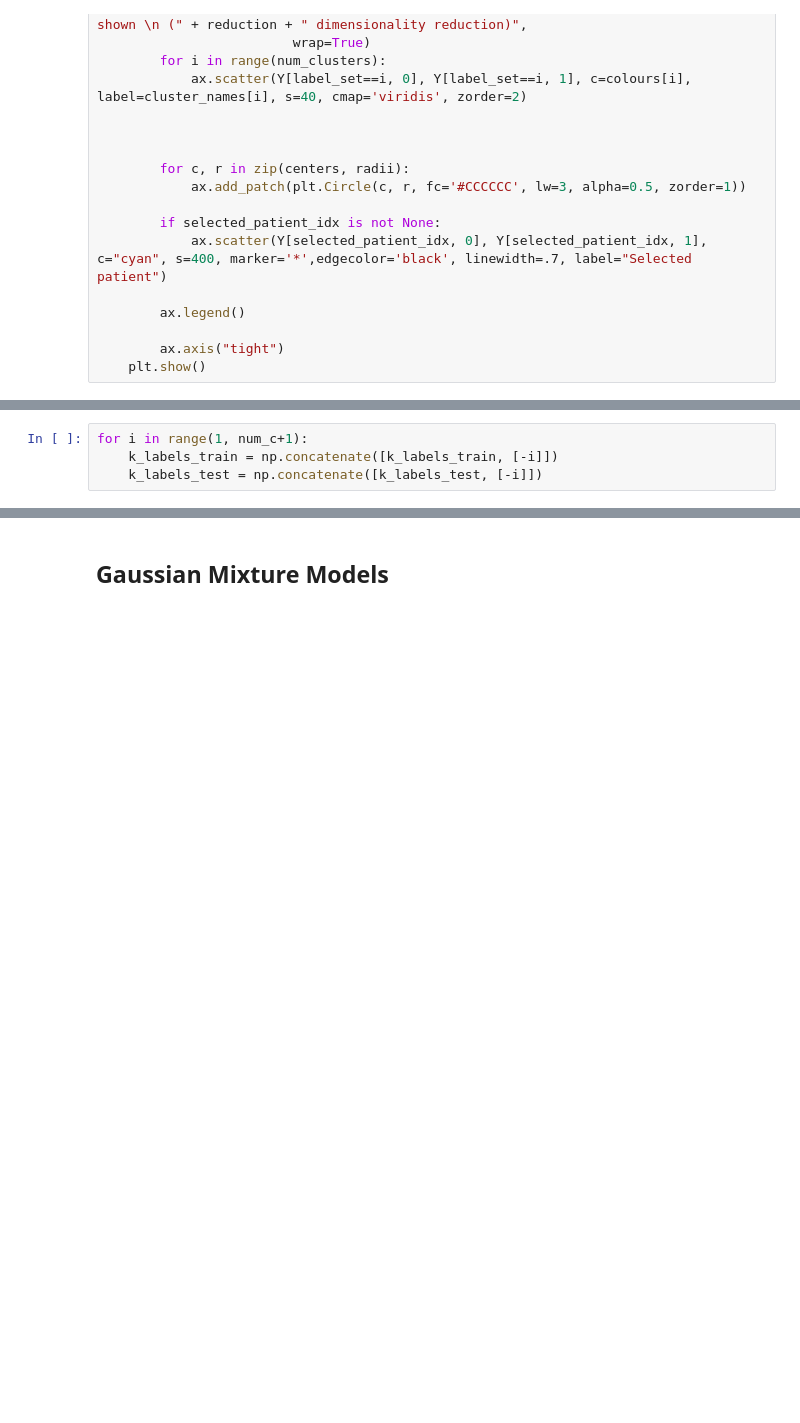
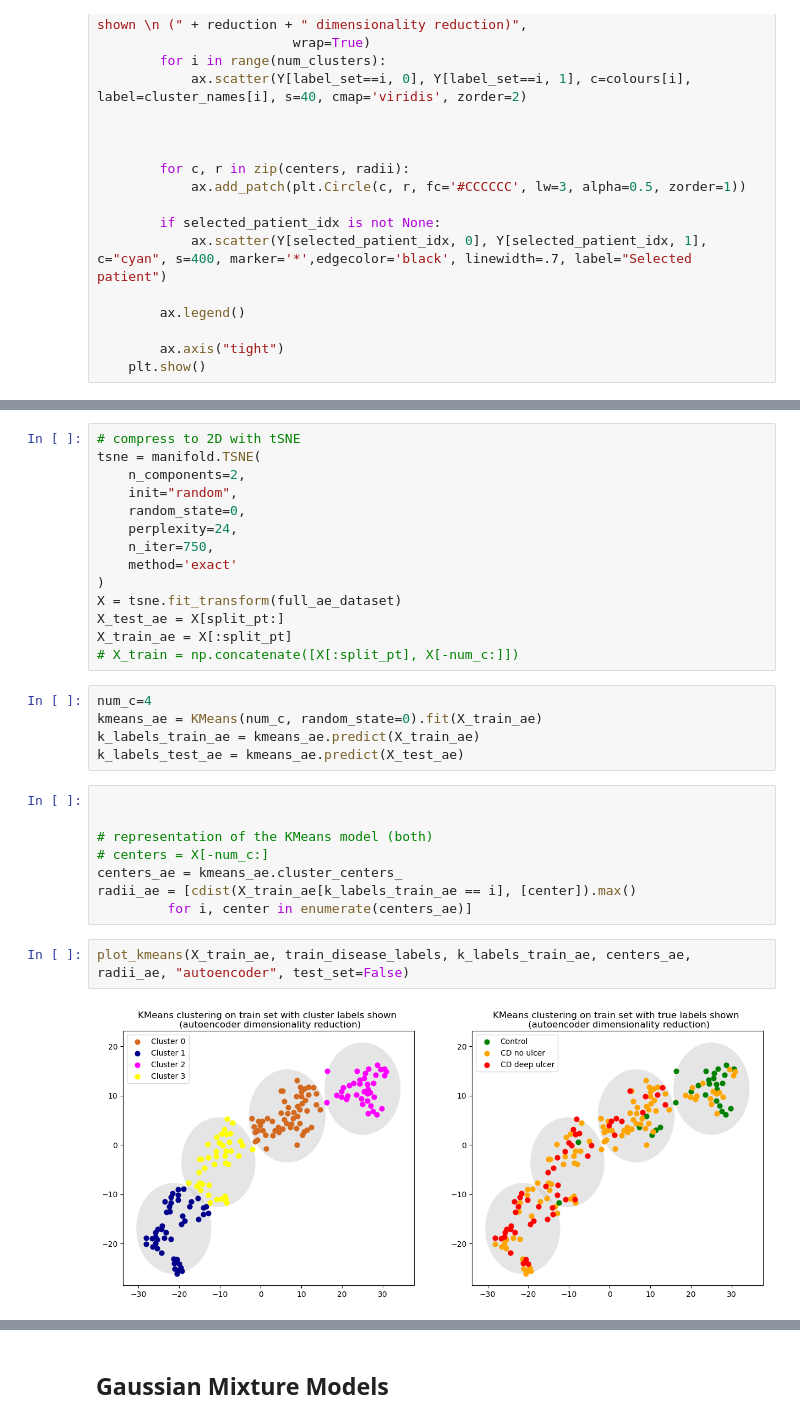
Before and after one commit to Sharday/Enhancing_patient_stratification_explainable_AI, a Jupyter notebook: 3_kmeans_gmm_eval.ipynb, the cells around one changed output, grey strips where cells are left out. Saved outputs shown, nothing was run; the diff lists cells and outputs as text; blank space fills up the shorter version.

```diff
--- a/3_kmeans_gmm_eval.ipynb
+++ b/3_kmeans_gmm_eval.ipynb
@@ -427,4 +344,0 @@ k_labels_test = kmeans.predict(ae_test_dataset)
-# %%
-for i in range(1, num_c+1):
-    k_labels_train = np.concatenate([k_labels_train, [-i]])
-    k_labels_test = np.concatenate([k_labels_test, [-i]])
@@ -496,0 +355,31 @@ plot_kmeans(X_test, test_disease_labels_ext, k_labels_test, centers, radii, "aut
+# %%
+# compress to 2D with tSNE
+tsne = manifold.TSNE(
+    n_components=2,
+    init="random",
+    random_state=0,
+    perplexity=24,
+    n_iter=750,
+    method='exact'
+)
+X = tsne.fit_transform(full_ae_dataset)
+X_test_ae = X[split_pt:]
+X_train_ae = X[:split_pt]
+# X_train = np.concatenate([X[:split_pt], X[-num_c:]])
+# %%
+num_c=4
+kmeans_ae = KMeans(num_c, random_state=0).fit(X_train_ae)
+k_labels_train_ae = kmeans_ae.predict(X_train_ae)
+k_labels_test_ae = kmeans_ae.predict(X_test_ae)
+# %%
+
+
+# representation of the KMeans model (both)
+# centers = X[-num_c:]
+centers_ae = kmeans_ae.cluster_centers_
+radii_ae = [cdist(X_train_ae[k_labels_train_ae == i], [center]).max()
+         for i, center in enumerate(centers_ae)]
+# %%
+plot_kmeans(X_train_ae, train_disease_labels, k_labels_train_ae, centers_ae, radii_ae, "autoencoder", test_set=False)
+# %% [output]
+[figure, added]
```
Also changed, not shown: parts of 98 cells of this notebook, 9 other files.
